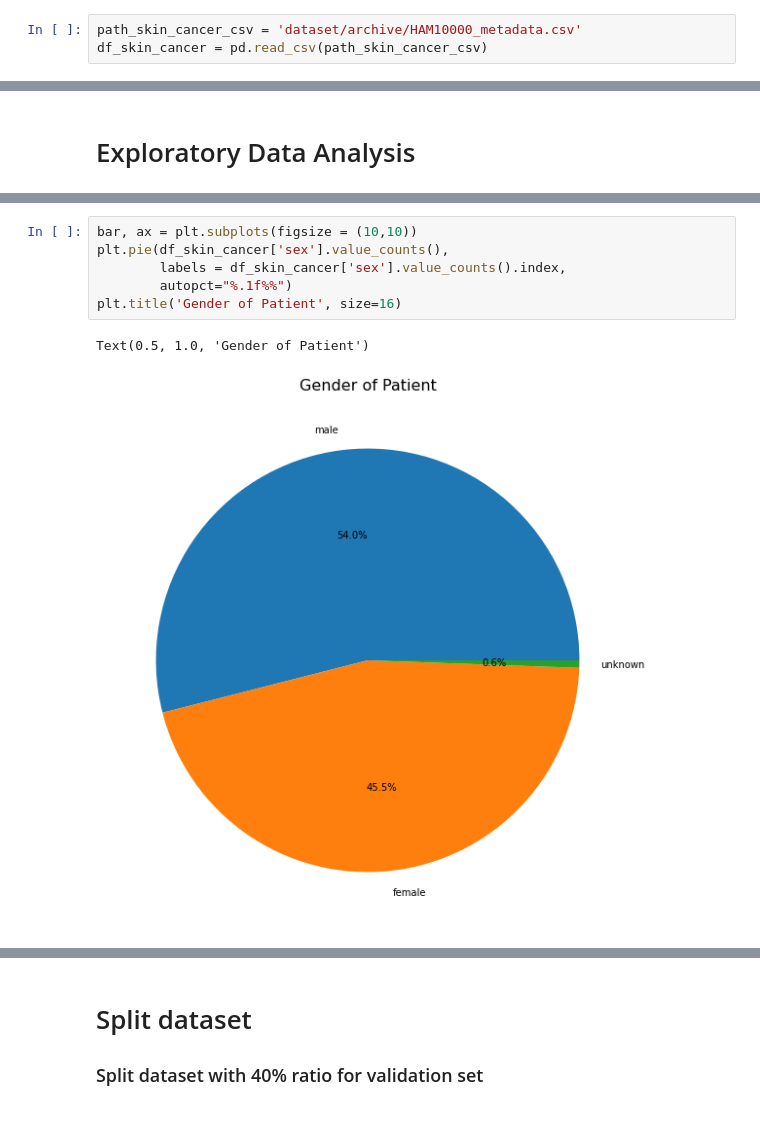
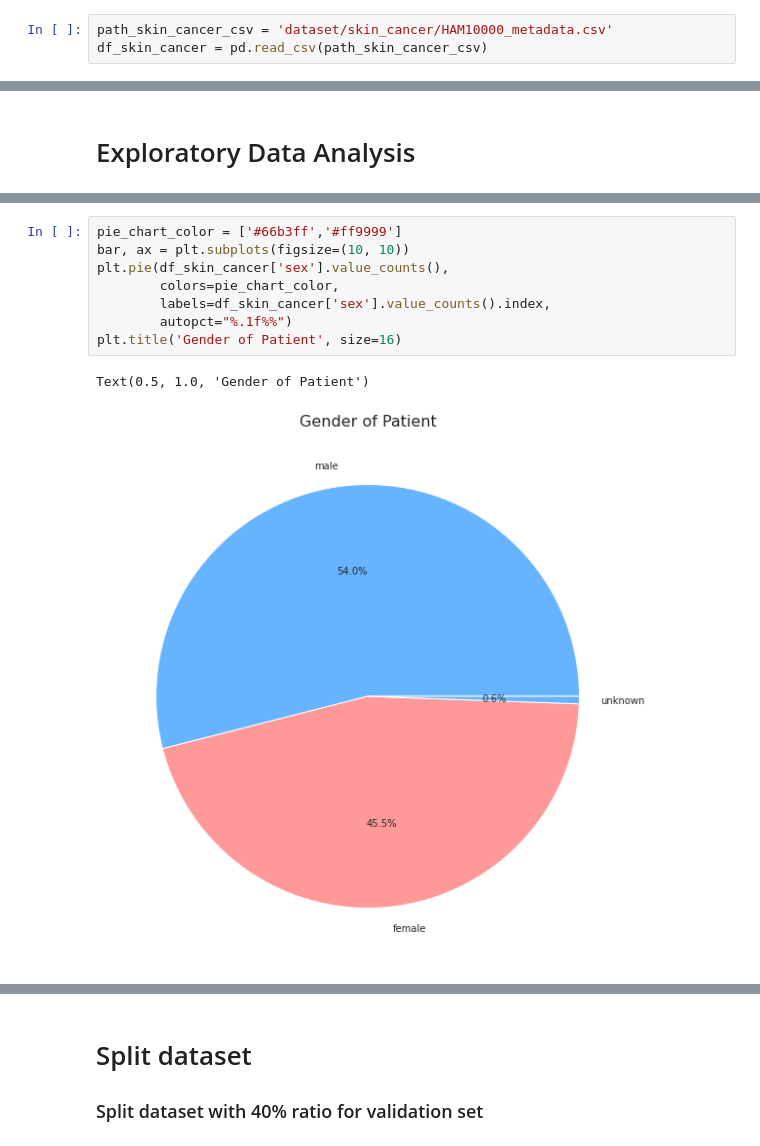
Before and after one commit to huf0813/ml_api, a Jupyter notebook: skin_cancer_cnn.ipynb, the cells around one changed output, grey strips where cells are left out. Drawn from its saved outputs; the diff is of its cells as text.

Commit message:
change color in pie and add kde in bar plot

```diff
--- a/skin_cancer_cnn.ipynb
+++ b/skin_cancer_cnn.ipynb
@@ -30,5 +30,5 @@ print(tf.__version__)
 # %%
-path_skin_cancer_csv = 'dataset/archive/HAM10000_metadata.csv'
+path_skin_cancer_csv = 'dataset/skin_cancer/HAM10000_metadata.csv'
 df_skin_cancer = pd.read_csv(path_skin_cancer_csv)
 # %%
 df_skin_cancer.head()
@@ -82,10 +82,12 @@ Text(0.5, 1.0, 'Frequency Distribution of Classes')
 # %%
-bar, ax = plt.subplots(figsize = (10,10))
+pie_chart_color = ['#66b3ff','#ff9999']
+bar, ax = plt.subplots(figsize=(10, 10))
 plt.pie(df_skin_cancer['sex'].value_counts(),
-        labels = df_skin_cancer['sex'].value_counts().index,
+        colors=pie_chart_color,
+        labels=df_skin_cancer['sex'].value_counts().index,
         autopct="%.1f%%")
 plt.title('Gender of Patient', size=16)
 # %% [output]
 Text(0.5, 1.0, 'Gender of Patient')
-[figure, old version]
+[figure, new version]
 # %%
```
Also changed, not shown: parts of 5 cells of this notebook.
